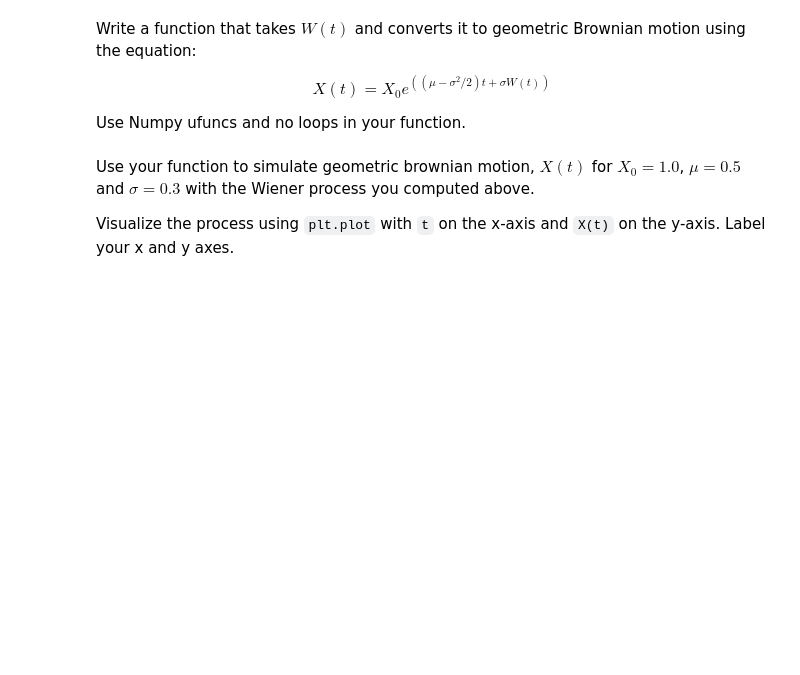
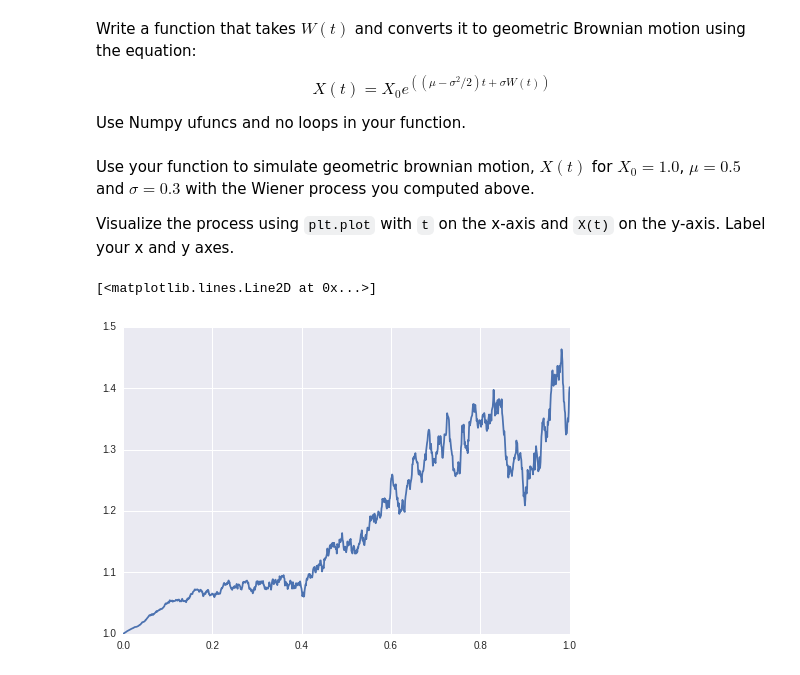
Before and after one commit to ozorich/phys202-2015-work, a Jupyter notebook: assignments/assignment03/NumpyEx03.ipynb, the cells around one changed output. Drawn from its saved outputs; the diff is of its cells as text; code cells hidden in the pictures; blank space fills up the shorter version.

```diff
--- a/assignments/assignment03/NumpyEx03.ipynb
+++ b/assignments/assignment03/NumpyEx03.ipynb
@@ -69,8 +71,8 @@ Use Numpy ufuncs and no loops in your function.
 # %%
 def geo_brownian(t, W, X0, mu, sigma):
     "Return X(t) for geometric brownian motion with drift mu, volatility sigma."""
-    # YOUR CODE HERE
-    raise NotImplementedError()
+    x=X0*np.exp((mu-(sigma**2)/2)*t +sigma*W*t)
+    return x
 # %%
 assert True # leave this for grading
 # %% [markdown]
@@ -83,2 +82,9 @@ raise NotImplementedError()
+# %%
+# YOUR CODE HERE
+motion=geo_brownian(t,W,1.0,.5,.3)
+plt.plot(t,motion)
+# %% [output]
+[<matplotlib.lines.Line2D at 0x...>]
+[figure, added]
 # %%
 assert True # leave this for grading
```
Also changed, not shown: parts of 4 cells of this notebook, 1 other file.
